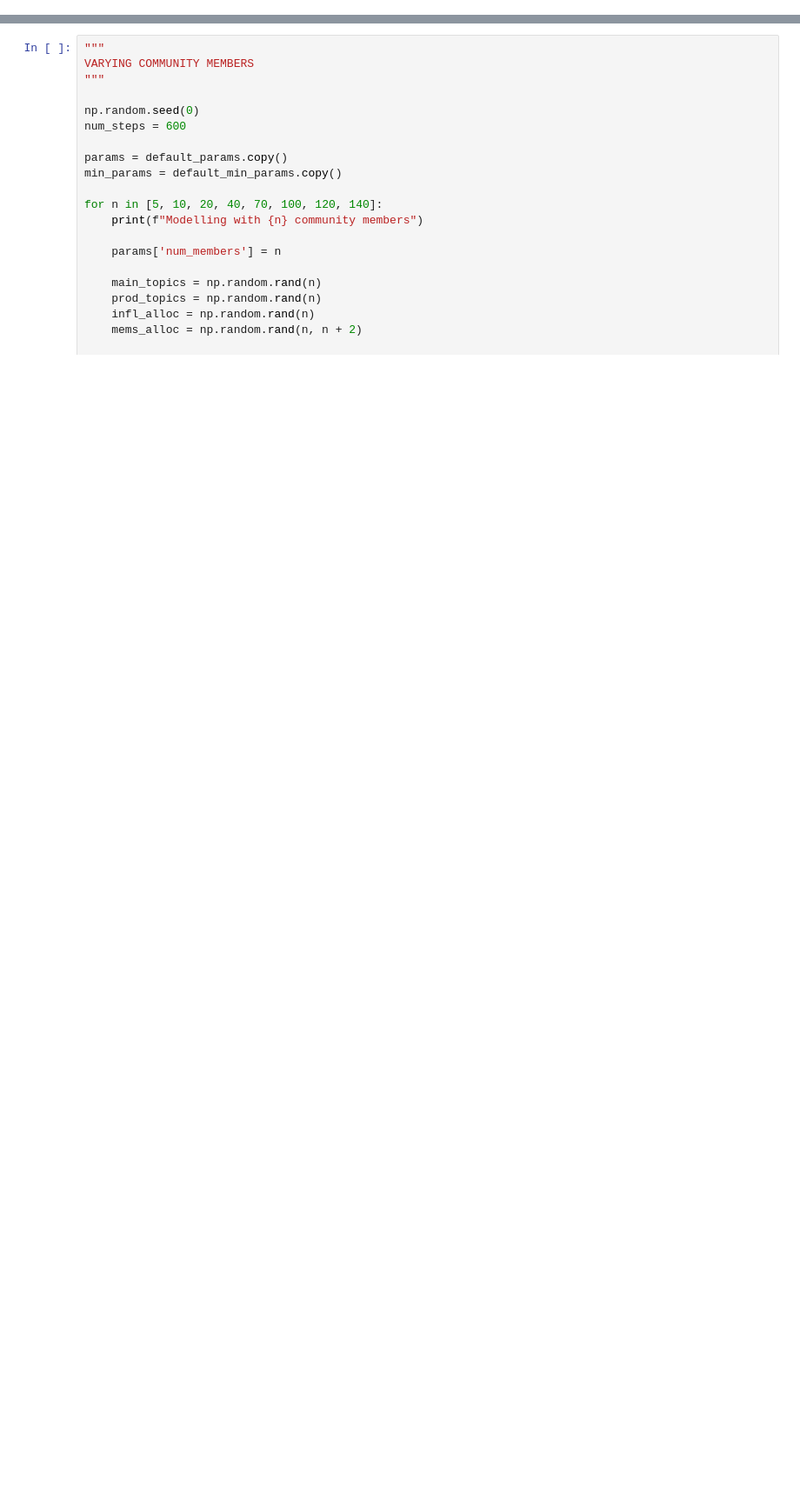
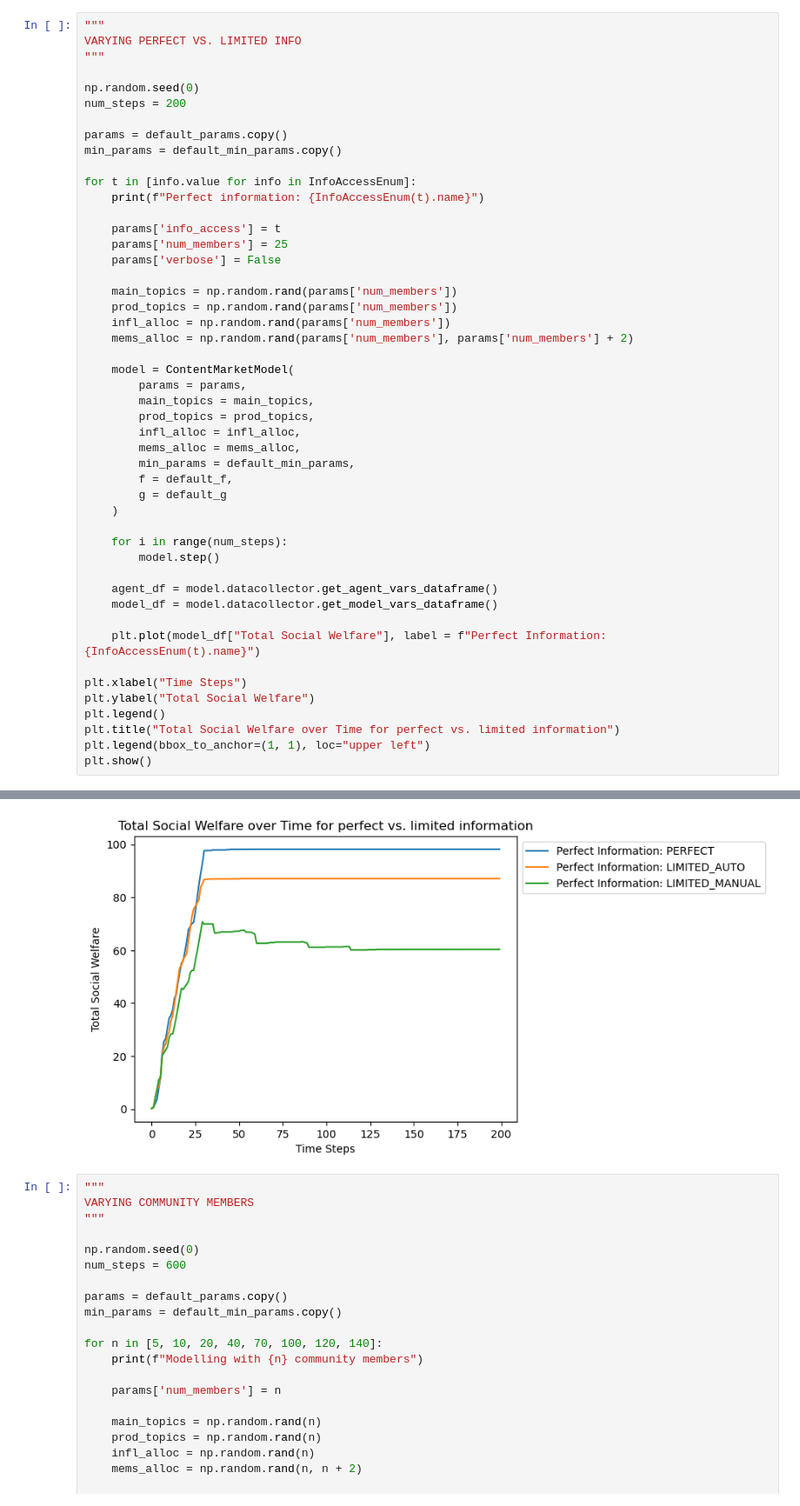
Before and after one commit to raymondmliu/multiagent-content-market, a Jupyter notebook: results.ipynb, the cells around one changed output, grey strips where cells are left out. Shown at 87% size. Cells and saved outputs as stored; diff of their text form; blank space fills up the shorter version.

```diff
--- a/results.ipynb
+++ b/results.ipynb
@@ -75,0 +100,49 @@ plt.show()
+# %%
+"""
+VARYING PERFECT VS. LIMITED INFO
+"""
+
+np.random.seed(0)
+num_steps = 200
+
+params = default_params.copy()
+min_params = default_min_params.copy()
+
+for t in [info.value for info in InfoAccessEnum]:
+    print(f"Perfect information: {InfoAccessEnum(t).name}")
+
+    params['info_access'] = t
+    params['num_members'] = 25
+    params['verbose'] = False
+
+    main_topics = np.random.rand(params['num_members'])
+    prod_topics = np.random.rand(params['num_members'])
+    infl_alloc = np.random.rand(params['num_members'])
+    mems_alloc = np.random.rand(params['num_members'], params['num_members'] + 2)
+
+    model = ContentMarketModel(
+        params = params,
+        main_topics = main_topics,
+        prod_topics = prod_topics,
+        infl_alloc = infl_alloc,
+        mems_alloc = mems_alloc,
+        min_params = default_min_params,
+        f = default_f,
+        g = default_g
+    )
+
+    for i in range(num_steps):
+        model.step()
+
+    agent_df = model.datacollector.get_agent_vars_dataframe()
+    model_df = model.datacollector.get_model_vars_dataframe()
+
+    plt.plot(model_df["Total Social Welfare"], label = f"Perfect Information: {InfoAccessEnum(t).name}")
+
+plt.xlabel("Time Steps")
+plt.ylabel("Total Social Welfare")
+plt.legend()
+plt.title("Total Social Welfare over Time for perfect vs. limited information")
+plt.legend(bbox_to_anchor=(1, 1), loc="upper left")
+plt.show()
+# %% [output]
@@ -76,3 +166,4 @@ plt.show()
+[figure, added]
 # %%
 """
 VARYING COMMUNITY MEMBERS
```
Also changed, not shown: parts of 5 cells of this notebook, 15 other files.
